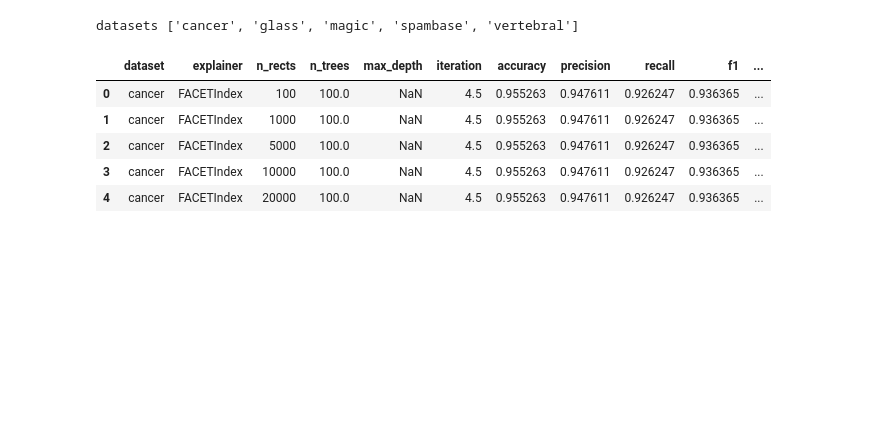
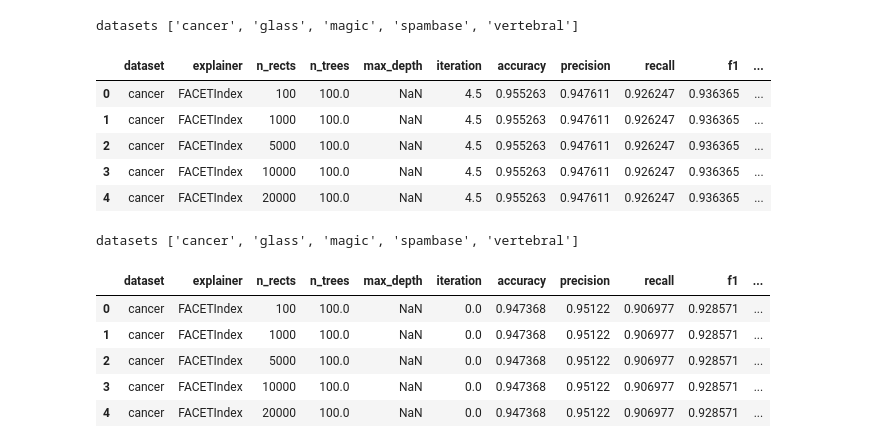
Before and after one commit to PeterVanNostrand/FACET, a Jupyter notebook: figures/vary_nrects.ipynb, the cells around one changed output. Cells and saved outputs as stored; diff of their text form; code cells hidden in the pictures; blank space fills up the shorter version.

```diff
--- a/figures/vary_nrects.ipynb
+++ b/figures/vary_nrects.ipynb
@@ -31,8 +34,18 @@ datasets ['cancer', 'glass', 'magic', 'spambase', 'vertebral']
 | 3 | cancer | FACETIndex | 10000 | 100.0 | NaN | 4.5 | 0.955263 | 0.947611 | 0.926247 | 0.936365 | ... |
 | 4 | cancer | FACETIndex | 20000 | 100.0 | NaN | 4.5 | 0.955263 | 0.947611 | 0.926247 | 0.936365 | ... |
 # %%
-# drop some values for visual clarity
-all_results = all_results[all_results["n_rects"].isin([200, 300, 400, 500, 600, 700, 800, 900]) == False]
+linear_results = pd.read_csv(linear_results_path).groupby(["dataset", "explainer", "n_rects"]).mean().reset_index()
+print("datasets", list(linear_results["dataset"].unique()))
+# all_results = index_results[index_results["n_rects"].isin([200, 300, 400, 500, 600, 700, 800, 900]) == False]
+linear_results.head()
+# %% [output]
+datasets ['cancer', 'glass', 'magic', 'spambase', 'vertebral']
+|  | dataset | explainer | n_rects | n_trees | max_depth | iteration | accuracy | precision | recall | f1 | ... |
+| 0 | cancer | FACETIndex | 100 | 100.0 | NaN | 0.0 | 0.947368 | 0.95122 | 0.906977 | 0.928571 | ... |
+| 1 | cancer | FACETIndex | 1000 | 100.0 | NaN | 0.0 | 0.947368 | 0.95122 | 0.906977 | 0.928571 | ... |
+| 2 | cancer | FACETIndex | 5000 | 100.0 | NaN | 0.0 | 0.947368 | 0.95122 | 0.906977 | 0.928571 | ... |
+| 3 | cancer | FACETIndex | 10000 | 100.0 | NaN | 0.0 | 0.947368 | 0.95122 | 0.906977 | 0.928571 | ... |
+| 4 | cancer | FACETIndex | 20000 | 100.0 | NaN | 0.0 | 0.947368 | 0.95122 | 0.906977 | 0.928571 | ... |
 # %%
 cmap = plt.get_cmap("tab10")
 colors = cmap.colors
```
Also changed, not shown: parts of 10 cells of this notebook, 1 other file.
